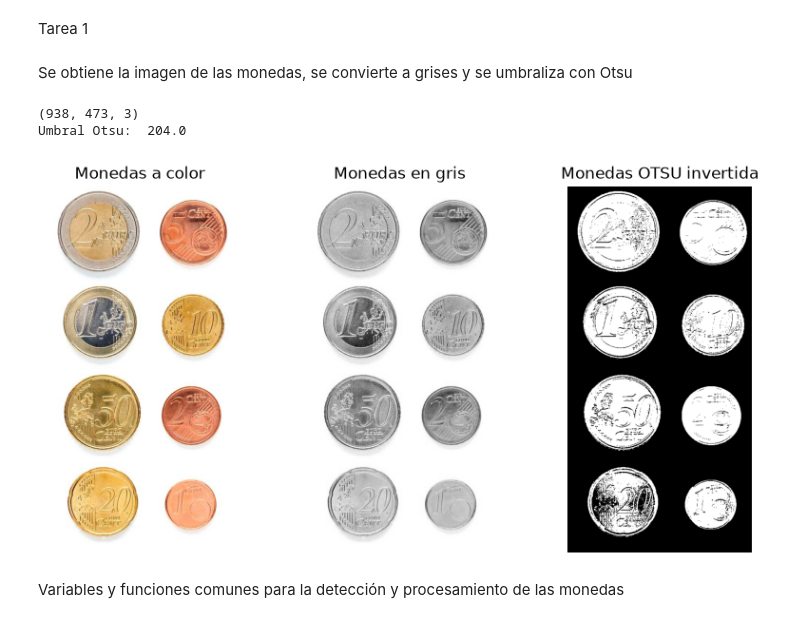
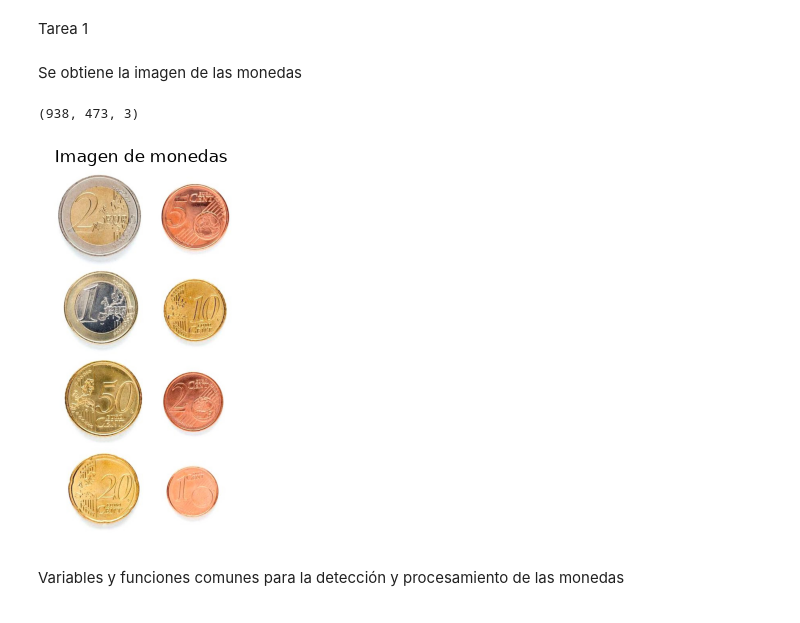
Before and after one commit to DylanCas16/VC_P3, a Jupyter notebook: Dylan_P3.ipynb, the cells around one changed output. Cells and saved outputs as stored; diff of their text form; code cells hidden in the pictures.

```diff
--- a/Dylan_P3.ipynb
+++ b/Dylan_P3.ipynb
@@ -14,40 +14,21 @@ from sklearn.metrics import (confusion_matrix, accuracy_score, precision_score,
 # %% [markdown]
 Tarea 1
 # %% [markdown]
-Se obtiene la imagen de las monedas, se convierte a grises y se umbraliza con Otsu
+Se obtiene la imagen de las monedas
 # %%
 money = cv2.imread('Monedas.jpg')
 print(money.shape)
 
 money_rgb = cv2.cvtColor(money, cv2.COLOR_BGR2RGB)
 
-money_gris = cv2.cvtColor(money, cv2.COLOR_BGR2GRAY)
-
-th2,money_otsu = cv2.threshold(money_gris,0,255,cv2.THRESH_BINARY_INV+cv2.THRESH_OTSU)
-print('Umbral Otsu: ', th2)
-
-plt.figure(figsize=(10, 5))
-
-plt.subplot(1, 3, 1)
-plt.title("Monedas a color")
+plt.title("Imagen de monedas")
 plt.imshow(money_rgb)
 plt.axis('off')
 
-plt.subplot(1, 3, 2)
-plt.title("Monedas en gris")
-plt.imshow(money_gris, cmap='gray')
-plt.axis('off')
-
-plt.subplot(1, 3, 3)
-plt.axis("off")
-plt.imshow(money_otsu,cmap='gray')
-plt.title('Monedas OTSU invertida')
-
 plt.show()
 # %% [output]
 (938, 473, 3)
-Umbral Otsu:  204.0
-[figure, old version]
+[figure, new version]
 # %% [markdown]
 Variables y funciones comunes para la detección y procesamiento de las monedas
 # %%
```
Also changed, not shown: parts of 5 cells of this notebook, 3 other files.
